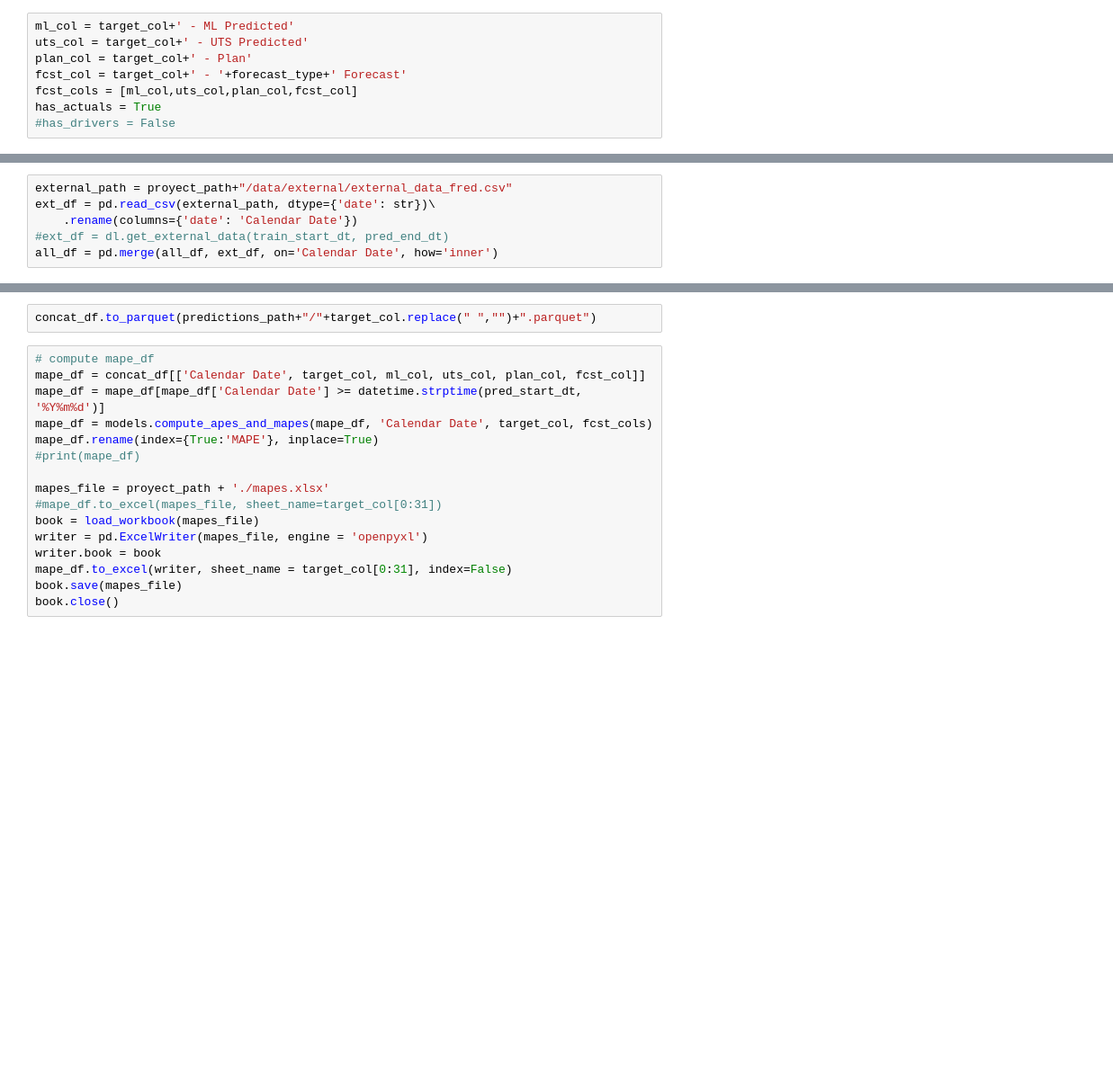
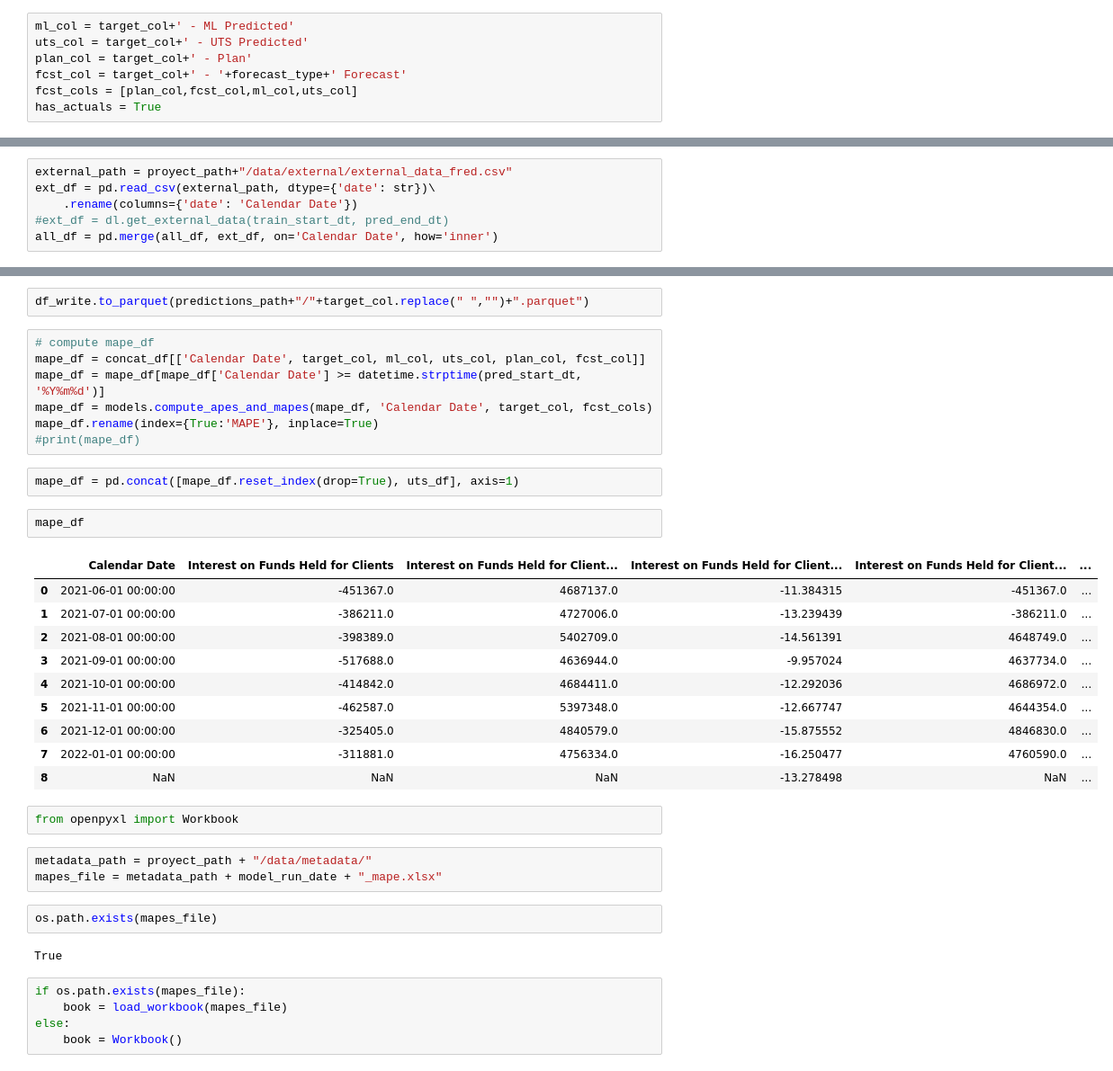
Before and after one commit to jluisjm/Paychex_revenue_forecast, a Jupyter notebook: notebooks/full_analysis_modular.ipynb, the cells around one changed output, grey strips where cells are left out. Shown at 90% size. Cells and saved outputs as stored; diff of their text form; blank space fills up the shorter version.

Commit message:
save scores

```diff
--- a/notebooks/full_analysis_modular.ipynb
+++ b/notebooks/full_analysis_modular.ipynb
@@ -115,9 +144,8 @@ ml_col = target_col+' - ML Predicted'
 uts_col = target_col+' - UTS Predicted'
 plan_col = target_col+' - Plan'
 fcst_col = target_col+' - '+forecast_type+' Forecast'
-fcst_cols = [ml_col,uts_col,plan_col,fcst_col]
+fcst_cols = [plan_col,fcst_col,ml_col,uts_col]
 has_actuals = True
-#has_drivers = False
 # %%
 # Get the full data frame and combine with drivers
 #all_df = dl.get_level_0_data(train_start_dt, pred_end_dt)
@@ -364,5 +437,5 @@ if not os.path.exists(predictions_path):
 # %%
-concat_df.to_parquet(predictions_path+"/"+target_col.replace(" ","")+".parquet")
+df_write.to_parquet(predictions_path+"/"+target_col.replace(" ","")+".parquet")
 # %%
 # compute mape_df
 mape_df = concat_df[['Calendar Date', target_col, ml_col, uts_col, plan_col, fcst_col]]
@@ -370,12 +443,32 @@ mape_df = mape_df[mape_df['Calendar Date'] >= datetime.strptime(pred_start_dt, '
 mape_df = models.compute_apes_and_mapes(mape_df, 'Calendar Date', target_col, fcst_cols)
 mape_df.rename(index={True:'MAPE'}, inplace=True)
 #print(mape_df)
-
-mapes_file = proyect_path + './mapes.xlsx'
-#mape_df.to_excel(mapes_file, sheet_name=target_col[0:31])
-book = load_workbook(mapes_file)
-writer = pd.ExcelWriter(mapes_file, engine = 'openpyxl')
-writer.book = book
-mape_df.to_excel(writer, sheet_name = target_col[0:31], index=False)
-book.save(mapes_file)
-book.close()
+# %%
+mape_df = pd.concat([mape_df.reset_index(drop=True), uts_df], axis=1)
+# %%
+mape_df
+# %% [output]
+|  | Calendar Date | Interest on Funds Held for Clients | Interest on Funds Held for Client... | Interest on Funds Held for Client... | Interest on Funds Held for Client... | ... |
+| 0 | 2021-06-01 00:00:00 | -451367.0 | 4687137.0 | -11.384315 | -451367.0 | ... |
+| 1 | 2021-07-01 00:00:00 | -386211.0 | 4727006.0 | -13.239439 | -386211.0 | ... |
+| 2 | 2021-08-01 00:00:00 | -398389.0 | 5402709.0 | -14.561391 | 4648749.0 | ... |
+| 3 | 2021-09-01 00:00:00 | -517688.0 | 4636944.0 | -9.957024 | 4637734.0 | ... |
+| 4 | 2021-10-01 00:00:00 | -414842.0 | 4684411.0 | -12.292036 | 4686972.0 | ... |
+| 5 | 2021-11-01 00:00:00 | -462587.0 | 5397348.0 | -12.667747 | 4644354.0 | ... |
+| 6 | 2021-12-01 00:00:00 | -325405.0 | 4840579.0 | -15.875552 | 4846830.0 | ... |
+| 7 | 2022-01-01 00:00:00 | -311881.0 | 4756334.0 | -16.250477 | 4760590.0 | ... |
+| 8 | NaN | NaN | NaN | -13.278498 | NaN | ... |
+# %%
+from openpyxl import Workbook
+# %%
+metadata_path = proyect_path + "/data/metadata/"
+mapes_file = metadata_path + model_run_date + "_mape.xlsx"
+# %%
+os.path.exists(mapes_file)
+# %% [output]
+True
+# %%
+if os.path.exists(mapes_file):
+    book = load_workbook(mapes_file)
+else:
+    book = Workbook()
```
Also changed, not shown: parts of 28 cells of this notebook, 6 other files.
